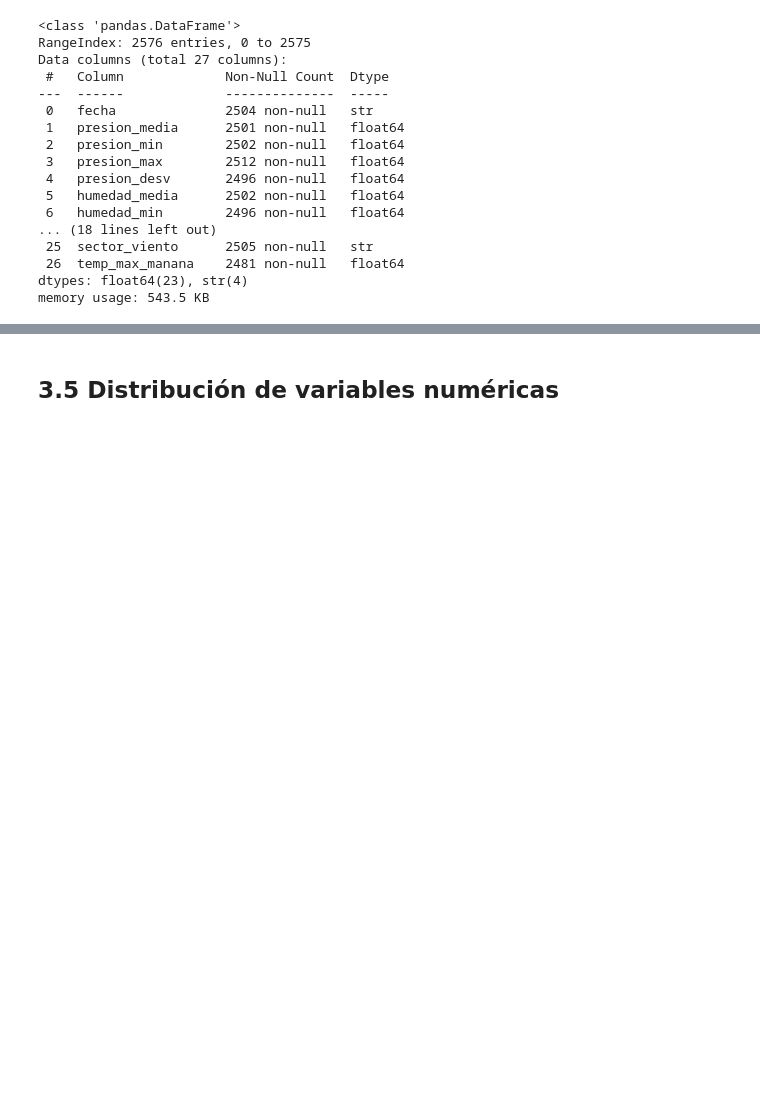
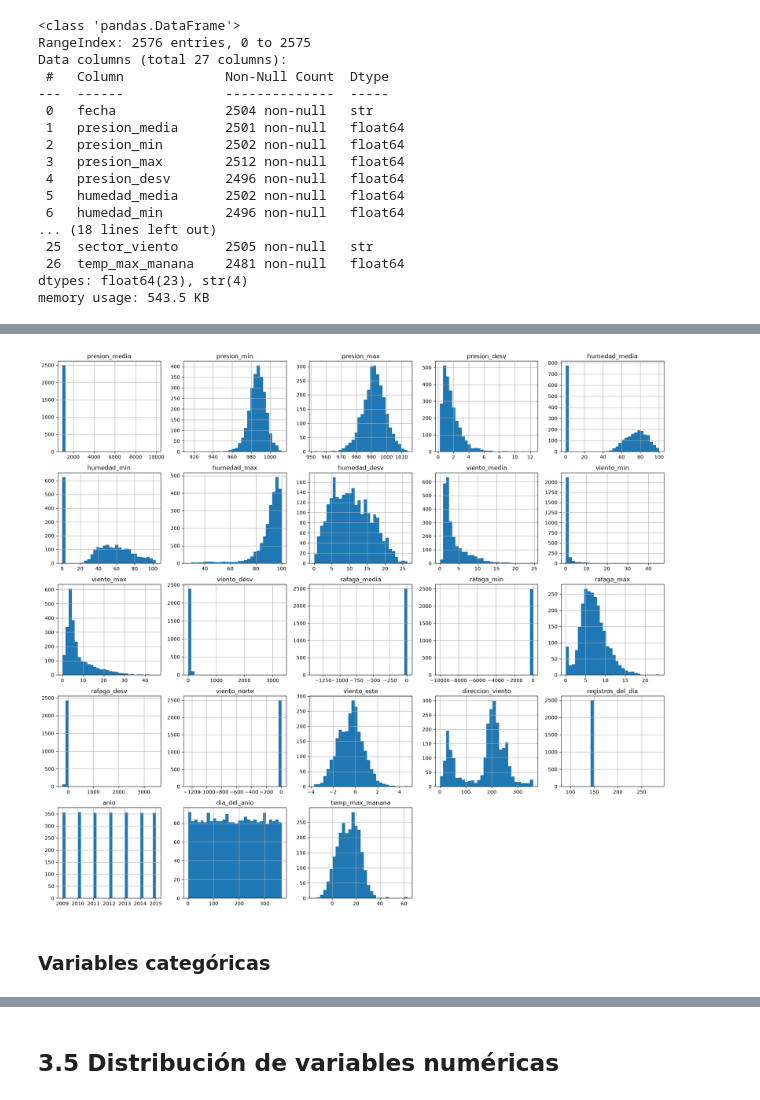
Before and after one commit to vergarave/Lab1_ML, a Jupyter notebook: Laboratorio_1.ipynb, the cells around one changed output, grey strips where cells are left out. Saved outputs shown, nothing was run; the diff lists cells and outputs as text; code cells hidden in the pictures; blank space fills up the shorter version.

```diff
--- a/Laboratorio_1.ipynb
+++ b/Laboratorio_1.ipynb
@@ -211,0 +240,10 @@ data.dtypes
+# %%
+
+columnas_numericas = data.select_dtypes(include=np.number).columns.tolist()
+columnas_no_numericas = data.select_dtypes(exclude=np.number).columns.tolist()
+
+print("Variables numéricas:")
+print(columnas_numericas)
+
+print("\nVariables no numéricas:")
+print(columnas_no_numericas)
@@ -215,0 +285,12 @@ data.dtypes
+# %%
+data[columnas_numericas].hist(
+    figsize=(18, 16),
+    bins=30
+)
+
+plt.tight_layout()
+plt.show()
+# %% [output]
+[figure, added]
+# %% [markdown]
+### Variables categóricas
```
Also changed, not shown: parts of 27 cells of this notebook.
